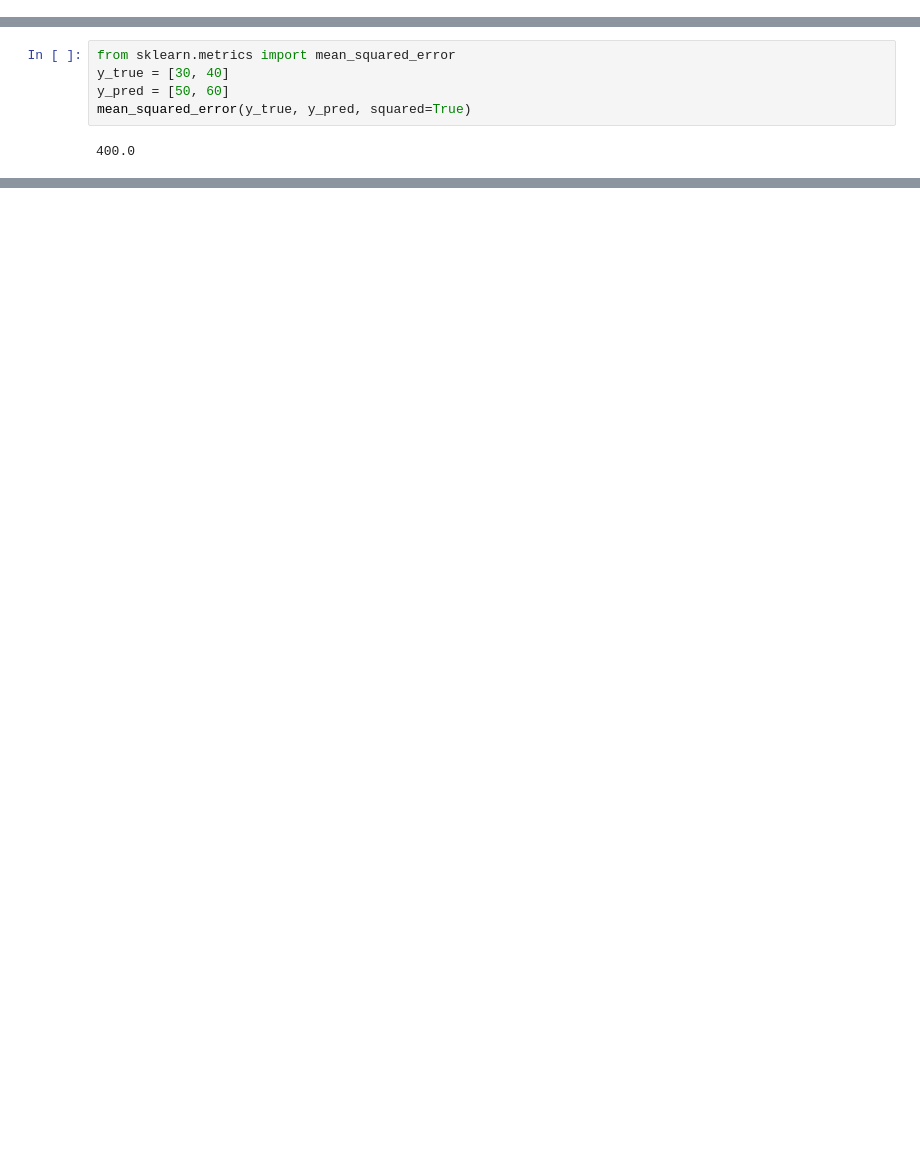
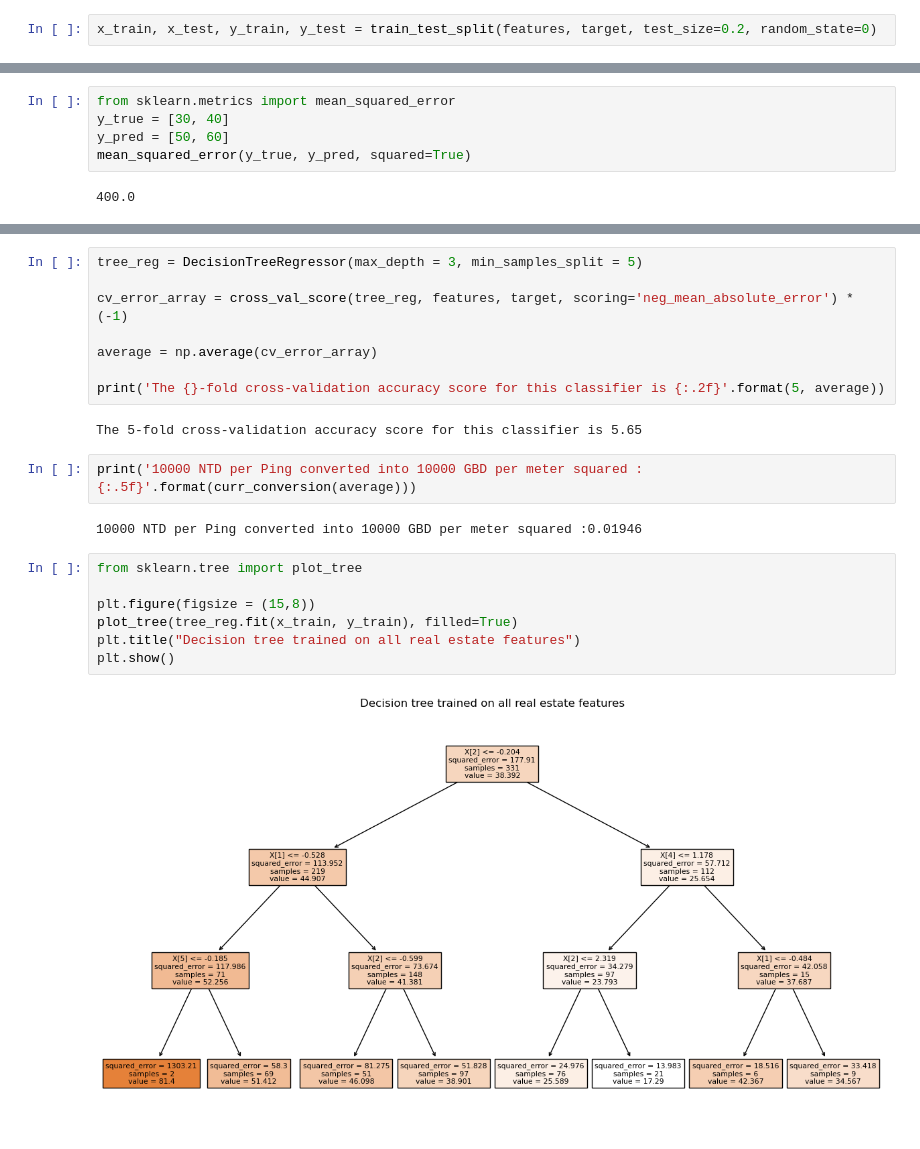
Before and after one commit to shawnhuyiwen/MLAssignment1, a Jupyter notebook: assignment1_real_estate_valuation_Regression.ipynb, the cells around one changed output, grey strips where cells are left out. Drawn from its saved outputs; the diff is of its cells as text; blank space fills up the shorter version.

```diff
--- a/assignment1_real_estate_valuation_Regression.ipynb
+++ b/assignment1_real_estate_valuation_Regression.ipynb
@@ -78,6 +73,8 @@ sns.boxplot(data=features,ax=ax)
 # %% [output]
 <matplotlib.axes._subplots.AxesSubplot at 0x...>
 [figure]
+# %%
+x_train, x_test, y_train, y_test = train_test_split(features, target, test_size=0.2, random_state=0)
 # %%
 #define currency conversion
 def curr_conversion(score):
@@ -184,0 +249,23 @@ print('10000 NTD per Ping converted into 10000 GBD per meter squared :{:.5f}'.fo
+# %%
+tree_reg = DecisionTreeRegressor(max_depth = 3, min_samples_split = 5)
+
+cv_error_array = cross_val_score(tree_reg, features, target, scoring='neg_mean_absolute_error') * (-1)
+
+average = np.average(cv_error_array)
+
+print('The {}-fold cross-validation accuracy score for this classifier is {:.2f}'.format(5, average))
+# %% [output]
+The 5-fold cross-validation accuracy score for this classifier is 5.65
+# %%
+print('10000 NTD per Ping converted into 10000 GBD per meter squared :{:.5f}'.format(curr_conversion(average)))
+# %% [output]
+10000 NTD per Ping converted into 10000 GBD per meter squared :0.01946
+# %%
+from sklearn.tree import plot_tree
+
+plt.figure(figsize = (15,8))
+plot_tree(tree_reg.fit(x_train, y_train), filled=True)
+plt.title("Decision tree trained on all real estate features")
+plt.show()
+# %% [output]
+[figure, added]
```
Also changed, not shown: parts of 15 cells of this notebook, 1 other file.
